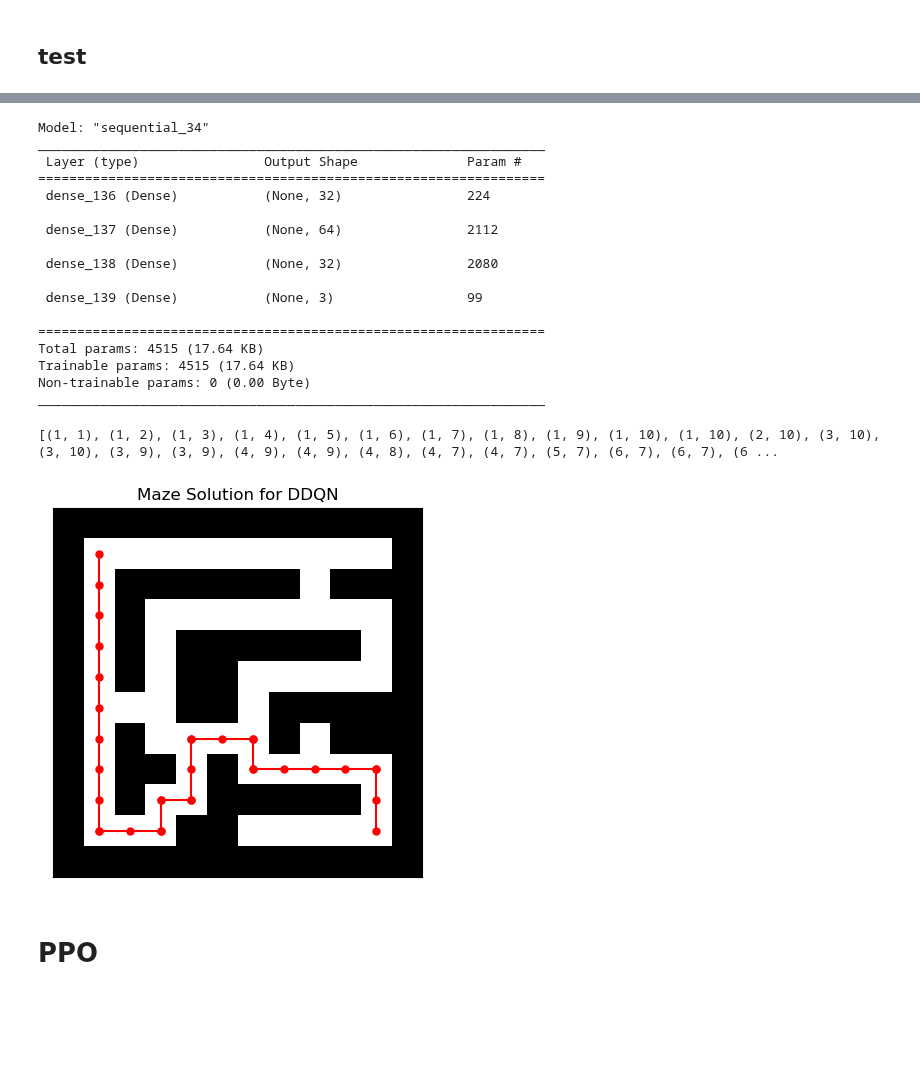
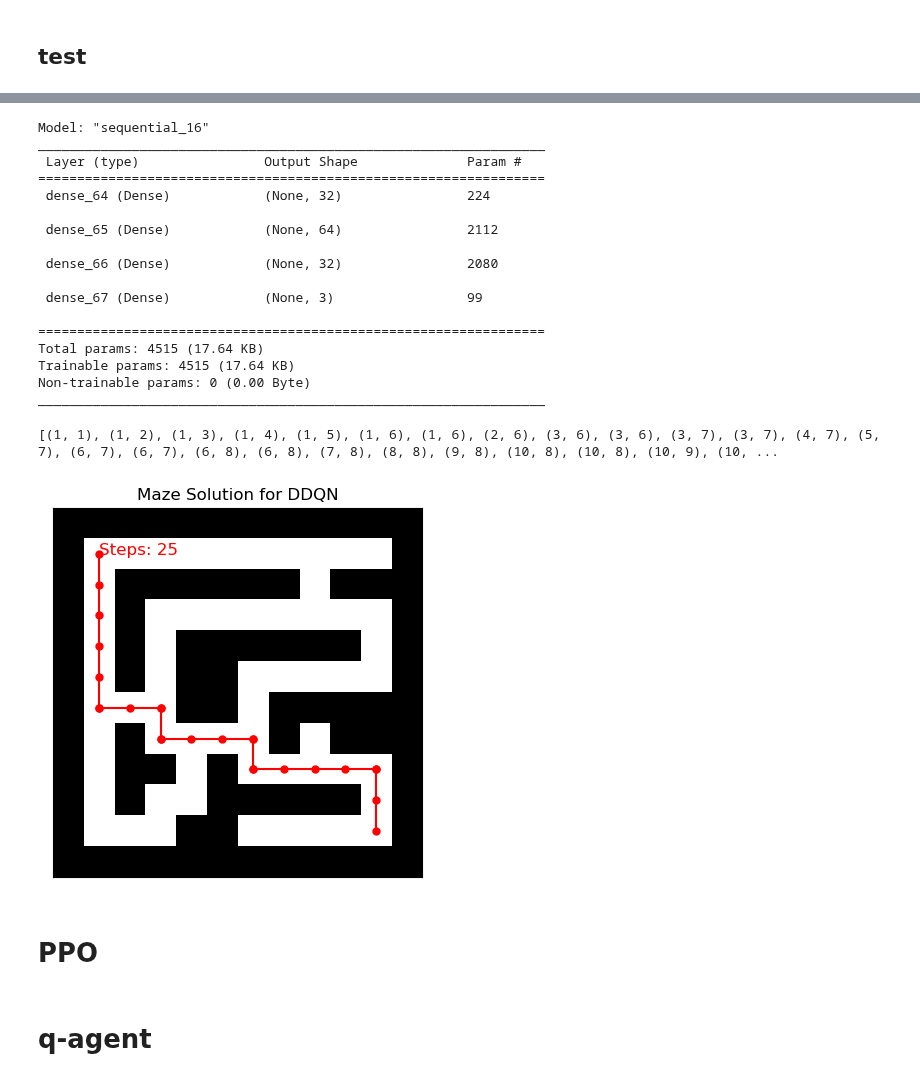
Before and after one commit to driessenslucas/researchproject, a Jupyter notebook: training/ResearchProject_v2 copy.ipynb, the cells around one changed output, grey strips where cells are left out. Drawn from its saved outputs; the diff is of its cells as text; code cells hidden in the pictures; blank space fills up the shorter version.

```diff
--- a/training/ResearchProject_v2 copy.ipynb
+++ b/training/ResearchProject_v2 copy.ipynb
@@ -54,6 +54,7 @@ class RCMazeEnv(gym.Env):
         self.car_orientation = 'E'
         self.sensor_readings = {'front': 0, 'left': 0, 'right': 0}
         self.steps = 0
+        self.previous_steps = 0
         self.previous_distance = 0
         self.goal = (10, 10)
         self.visited_positions = set()
@@ -129,6 +130,7 @@ class RCMazeEnv(gym.Env):
         self.car_position = (1, 1)
         self.car_orientation = 'E'
         self.update_sensor_readings()
+        self.previous_steps = self.steps
         self.steps = 0
         self.previous_distance = 0
         self.visited_positions.clear()  # Clear the visited positions
@@ -258,10 +260,10 @@ class RCMazeEnv(gym.Env):
         if self.car_position == self.goal:
             reward += 500
             # Additional penalty if it takes too many steps to reach the goal
-            # If the reward is less than 1000 steps then the reward is decremented by 200.
+            # If the reward is more than 1000 steps then the reward is decremented by 200.
             if self.steps > 1000:
                 reward -= 200
-            return reward  # Return immediately as this is the terminal state
+
 
         # Calculate the Euclidean distance to the goal
         distance_to_goal = (
@@ -290,7 +292,7 @@ class RCMazeEnv(gym.Env):
             reward -= 10
 
         # Penalize for each step taken to encourage efficiency
-        reward -= 2
+        reward -= 5
 
         # Update the previous_distance for the next step
         self.previous_distance = distance_to_goal
@@ -485,7 +487,6 @@ class DQNAgent:
 env = RCMazeEnv()
 state = env.reset()
 
-env.init_pygame()
 
 # Model parameters
 REPLAY_MEMORY_CAPACITY = 2000000
@@ -506,7 +507,7 @@ BATCH_SIZE = 128  # How many steps (samples) to use for training
 UPDATE_TARGET_INTERVAL = 2
 EPSILON = 0.99 # Exploration percentage
 MIN_EPSILON = 0.01
-DECAY = 0.99973
+DECAY = 0.99993
 EPISODE_AMOUNT = 170
 
 # Fill the replay memory with the first batch of samples
@@ -520,6 +521,7 @@ mse_history = []
 # step history for each episode
 episode_path_history = []
 step_history = []
+action_history = []
 
 np.set_printoptions(precision=3, suppress=True)
 
@@ -540,6 +542,9 @@ for episode in range(EPISODE_AMOUNT):
             qValues = agent.policy_network_predict(state.reshape(1,-1))
             action = np.argmax(qValues[0])
 
+        # add the action to the action history
+        action_history.append((episode, action))
+
         new_state, reward, done = env.step(action)
 
         step_counter +=1
@@ -549,6 +554,7 @@ for episode in range(EPISODE_AMOUNT):
         agent.addToReplayMemory(step)
         # add the current car position to the episode path history with the episode number
         episode_path_history.append((episode, env.car_position))
+
 
         state = new_state
         episode_reward += reward
@@ -590,7 +596,7 @@ for episode in range(EPISODE_AMOUNT):
             agent.update_target_network()
             update_counter = 0
         update_counter += 1
-    print('episodeReward for episode ', episode, '= ', episode_reward, 'with epsilon = ', EPSILON)
+    print('episodeReward for episode ', episode, '= ', episode_reward, 'with epsilon = ', EPSILON, 'and steps = ', step_counter)
     step_history.append(step_counter)
     reward_history.append(episode_reward)
 
@@ -897,17 +920,17 @@ steps:  33
 # %%
 test_agent.policy_model.summary()
 # %% [output]
-Model: "sequential_34"
+Model: "sequential_16"
 _________________________________________________________________
  Layer (type)                Output Shape              Param #
 =================================================================
- dense_136 (Dense)           (None, 32)                224
+ dense_64 (Dense)            (None, 32)                224
 
- dense_137 (Dense)           (None, 64)                2112
+ dense_65 (Dense)            (None, 64)                2112
 
- dense_138 (Dense)           (None, 32)                2080
+ dense_66 (Dense)            (None, 32)                2080
 
- dense_139 (Dense)           (None, 3)                 99
+ dense_67 (Dense)            (None, 3)                 99
 
 =================================================================
 Total params: 4515 (17.64 KB)
@@ -919,23 +942,27 @@ _________________________________________________________________
 # %%
 def plot_maze_solution(maze, path, title="Maze Solution"):
     plt.imshow(maze, cmap="binary")
     x, y = zip(*path)  # Assuming path is a list of (x, y) tuples
     plt.plot(
         x, y, marker="o", color="r", markersize=5
     )
     plt.xticks([])  # Remove x-axis ticks
     plt.yticks([])  # Remove y-axis ticks
     plt.title(title)
+    # show nr of steps
+    plt.text(1, 1, f"Steps: {len(path)}", color="red", fontsize=12)
+    plt.savefig("../images/training_images/maze_solution_DDQN.png")
     plt.show()
+    # save the image
 
 
 # Example usage
 # get the path
 path = solution_path
 print(path)
 plot_maze_solution(env.maze, path, title="Maze Solution for DDQN")
 # %% [output]
-[(1, 1), (1, 2), (1, 3), (1, 4), (1, 5), (1, 6), (1, 7), (1, 8), (1, 9), (1, 10), (1, 10), (2, 10), (3, 10), (3, 10), (3, 9), (3, 9), (4, 9), (4, 9), (4, 8), (4, 7), (4, 7), (5, 7), (6, 7), (6, 7), (6 ...
+[(1, 1), (1, 2), (1, 3), (1, 4), (1, 5), (1, 6), (1, 6), (2, 6), (3, 6), (3, 6), (3, 7), (3, 7), (4, 7), (5, 7), (6, 7), (6, 7), (6, 8), (6, 8), (7, 8), (8, 8), (9, 8), (10, 8), (10, 8), (10, 9), (10, ...
-[figure, old version]
+[figure, new version]
 # %% [markdown]
 # PPO
@@ -1128,0 +969,2 @@ print(f"Total Reward: {total_reward}")
+# %% [markdown]
+# q-agent
```
Also changed, not shown: parts of 18 cells of this notebook, 21 other files.
